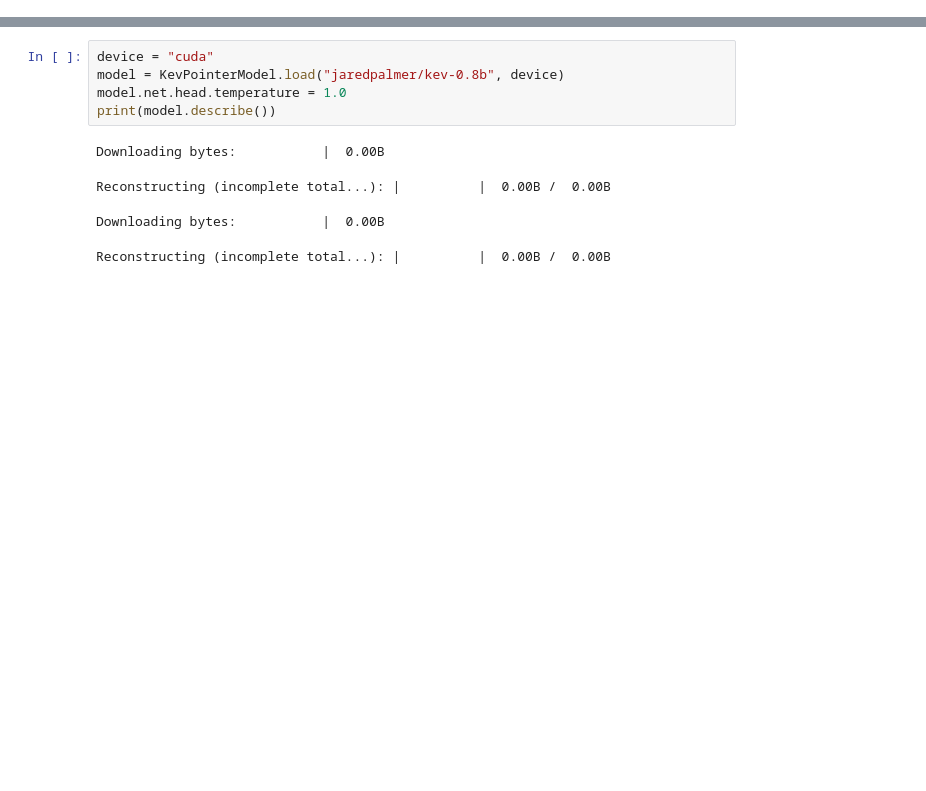
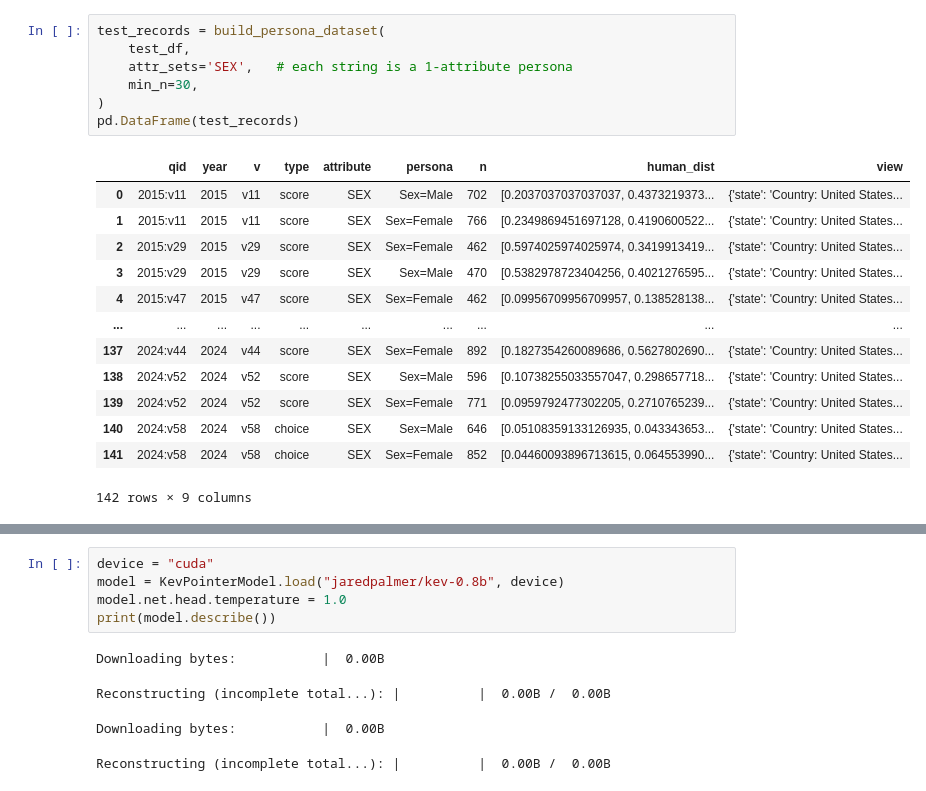
Before and after one commit to davoodwadi/decision-models-finetuning, a Jupyter notebook: code/benchmark.ipynb, the cells around one changed output, grey strips where cells are left out. Drawn from its saved outputs; the diff is of its cells as text; blank space fills up the shorter version.

```diff
--- a/code/benchmark.ipynb
+++ b/code/benchmark.ipynb
@@ -258,0 +199,21 @@ def build_question_records(q_df):
+# %%
+test_records = build_persona_dataset(
+    test_df,
+    attr_sets='SEX',   # each string is a 1-attribute persona
+    min_n=30,
+)
+pd.DataFrame(test_records)
+# %% [output]
+|  | qid | year | v | type | attribute | persona | n | human_dist | view |
+| 0 | 2015:v11 | 2015 | v11 | score | SEX | Sex=Male | 702 | [0.2037037037037037, 0.4373219373... | {'state': 'Country: United States... |
+| 1 | 2015:v11 | 2015 | v11 | score | SEX | Sex=Female | 766 | [0.2349869451697128, 0.4190600522... | {'state': 'Country: United States... |
+| 2 | 2015:v29 | 2015 | v29 | score | SEX | Sex=Female | 462 | [0.5974025974025974, 0.3419913419... | {'state': 'Country: United States... |
+| 3 | 2015:v29 | 2015 | v29 | score | SEX | Sex=Male | 470 | [0.5382978723404256, 0.4021276595... | {'state': 'Country: United States... |
+| 4 | 2015:v47 | 2015 | v47 | score | SEX | Sex=Female | 462 | [0.09956709956709957, 0.138528138... | {'state': 'Country: United States... |
+| ... | ... | ... | ... | ... | ... | ... | ... | ... | ... |
+| 137 | 2024:v44 | 2024 | v44 | score | SEX | Sex=Female | 892 | [0.1827354260089686, 0.5627802690... | {'state': 'Country: United States... |
+| 138 | 2024:v52 | 2024 | v52 | score | SEX | Sex=Male | 596 | [0.10738255033557047, 0.298657718... | {'state': 'Country: United States... |
+| 139 | 2024:v52 | 2024 | v52 | score | SEX | Sex=Female | 771 | [0.0959792477302205, 0.2710765239... | {'state': 'Country: United States... |
+| 140 | 2024:v58 | 2024 | v58 | choice | SEX | Sex=Male | 646 | [0.05108359133126935, 0.043343653... | {'state': 'Country: United States... |
+| 141 | 2024:v58 | 2024 | v58 | choice | SEX | Sex=Female | 852 | [0.04460093896713615, 0.064553990... | {'state': 'Country: United States... |
+142 rows × 9 columns
```
Also changed, not shown: parts of 21 cells of this notebook, 10 other files.
